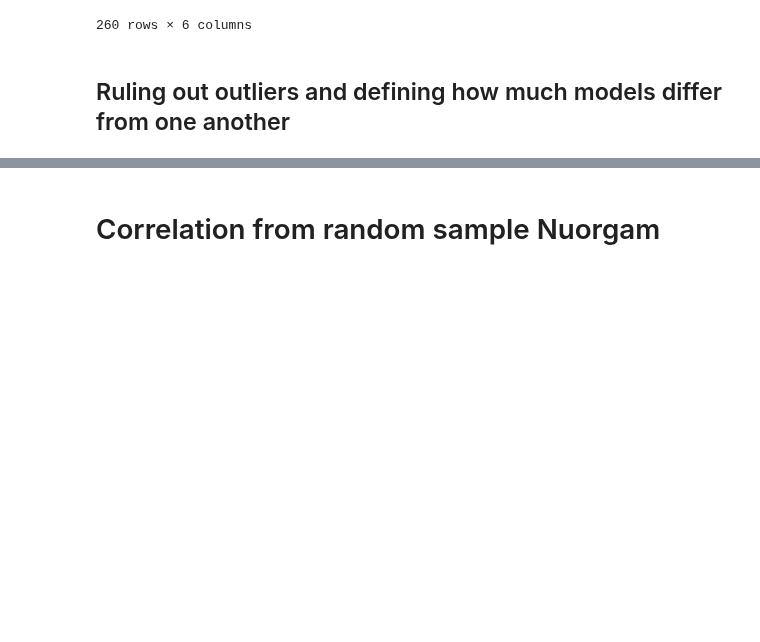
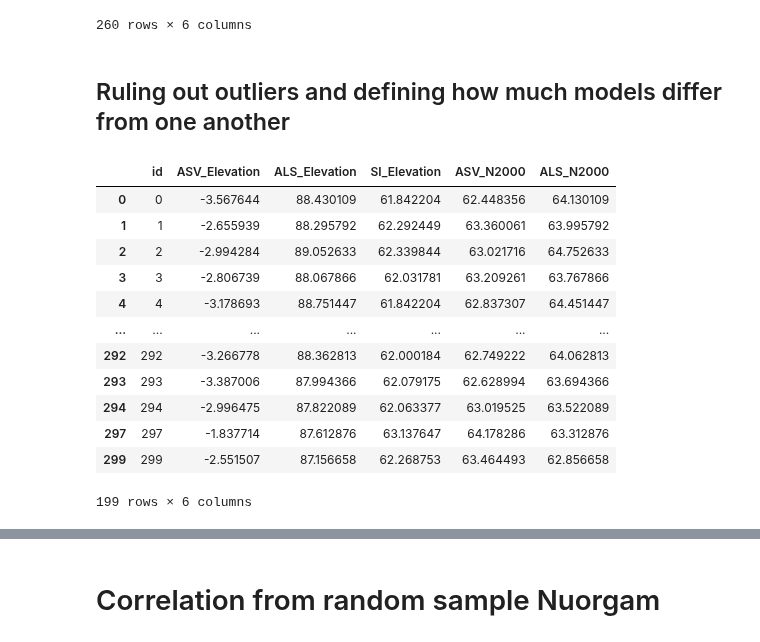
Before and after one commit to susannakukka/bathymetric-model-analysis, a Jupyter notebook: notebooks/error_assessments_and_model_correlations.ipynb, the cells around one changed output, grey strips where cells are left out. Saved outputs shown, nothing was run; the diff lists cells and outputs as text; code cells hidden in the pictures; blank space fills up the shorter version.

```diff
--- a/notebooks/error_assessments_and_model_correlations.ipynb
+++ b/notebooks/error_assessments_and_model_correlations.ipynb
@@ -497,12 +499,24 @@ valle_corr_asv
 ## Ruling out outliers and defining how much models differ from one another
 # %%
 # how many rows (points) falls under the tolerance of difference of 0.05, meaning no outliers
-tolerance = 0.05
+tolerance = 2
 
-#valle_corr_asv.loc[
-    #abs(valle_corr_asv['ALS_N2000'] - valle_corr_asv['ASV_N2000']) < tolerance
-#]
+difference = valle_corr_asv.loc[abs(valle_corr_asv['ALS_N2000'] - valle_corr_asv['ASV_N2000']) < tolerance]
 # %%
 #difference = valle_corr_asv.drop(columns=['id', 'ASV_Elevation', 'ALS_Elevation'])
 # %%
-#difference
+difference
+# %% [output]
+|  | id | ASV_Elevation | ALS_Elevation | SI_Elevation | ASV_N2000 | ALS_N2000 |
+| 0 | 0 | -3.567644 | 88.430109 | 61.842204 | 62.448356 | 64.130109 |
+| 1 | 1 | -2.655939 | 88.295792 | 62.292449 | 63.360061 | 63.995792 |
+| 2 | 2 | -2.994284 | 89.052633 | 62.339844 | 63.021716 | 64.752633 |
+| 3 | 3 | -2.806739 | 88.067866 | 62.031781 | 63.209261 | 63.767866 |
+| 4 | 4 | -3.178693 | 88.751447 | 61.842204 | 62.837307 | 64.451447 |
+| ... | ... | ... | ... | ... | ... | ... |
+| 292 | 292 | -3.266778 | 88.362813 | 62.000184 | 62.749222 | 64.062813 |
+| 293 | 293 | -3.387006 | 87.994366 | 62.079175 | 62.628994 | 63.694366 |
+| 294 | 294 | -2.996475 | 87.822089 | 62.063377 | 63.019525 | 63.522089 |
+| 297 | 297 | -1.837714 | 87.612876 | 63.137647 | 64.178286 | 63.312876 |
+| 299 | 299 | -2.551507 | 87.156658 | 62.268753 | 63.464493 | 62.856658 |
+199 rows × 6 columns
```
Also changed, not shown: parts of 12 cells of this notebook, 18 other files.
